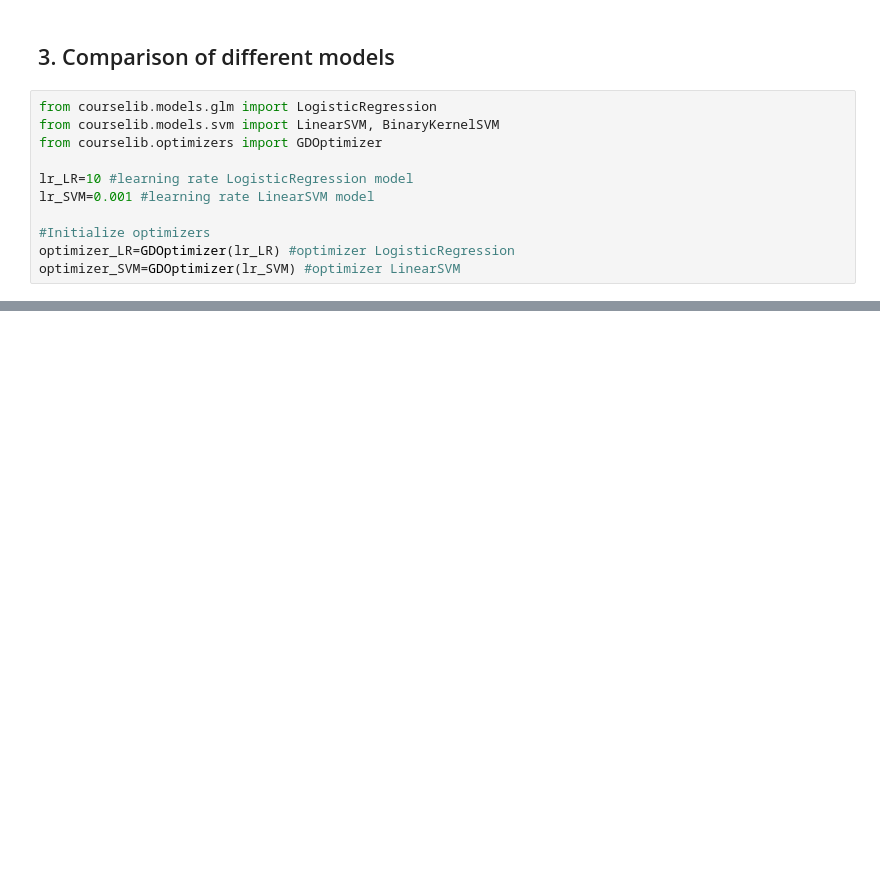
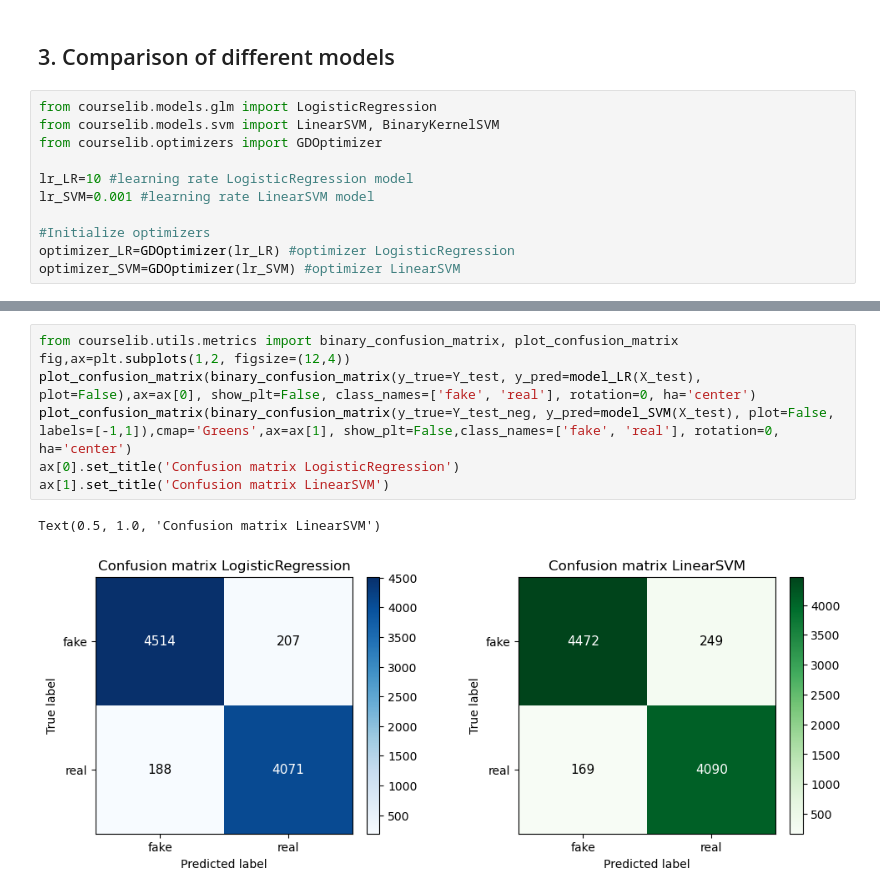
Before and after one commit to PH875/FakeNewsDetection_Project, a Jupyter notebook: fakenews_detection.ipynb, the cells around one changed output, grey strips where cells are left out. Saved outputs shown, nothing was run; the diff lists cells and outputs as text; blank space fills up the shorter version.

```diff
--- a/fakenews_detection.ipynb
+++ b/fakenews_detection.ipynb
@@ -170,3 +182,13 @@ results_df
+# %%
+from courselib.utils.metrics import binary_confusion_matrix, plot_confusion_matrix
+fig,ax=plt.subplots(1,2, figsize=(12,4))
+plot_confusion_matrix(binary_confusion_matrix(y_true=Y_test, y_pred=model_LR(X_test), plot=False),ax=ax[0], show_plt=False, class_names=['fake', 'real'], rotation=0, ha='center')
+plot_confusion_matrix(binary_confusion_matrix(y_true=Y_test_neg, y_pred=model_SVM(X_test), plot=False, labels=[-1,1]),cmap='Greens',ax=ax[1], show_plt=False,class_names=['fake', 'real'], rotation=0, ha='center')
+ax[0].set_title('Confusion matrix LogisticRegression')
+ax[1].set_title('Confusion matrix LinearSVM')
+# %% [output]
+Text(0.5, 1.0, 'Confusion matrix LinearSVM')
+[figure, added]
 # %%
 #Plot
 fig,ax=plt.subplots(figsize=(10,5))
```
Also changed, not shown: parts of 22 cells of this notebook, 1 other file.
